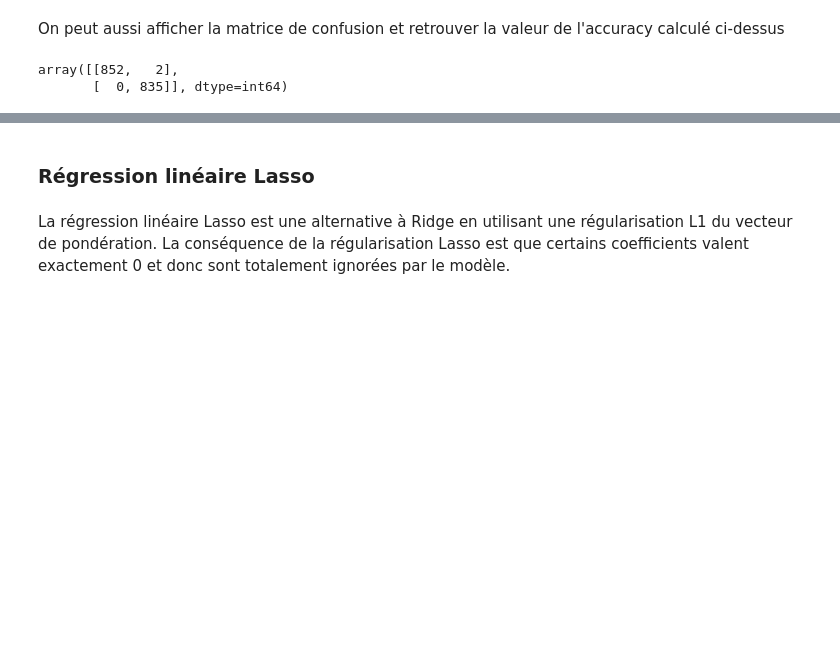
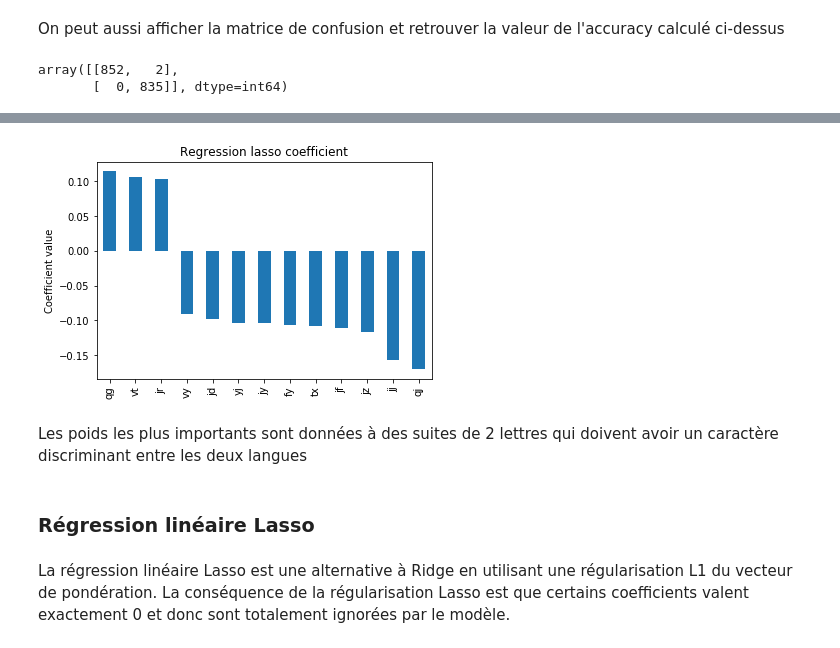
Before and after one commit to anthonymoisan/ClassificationLanguage, a Jupyter notebook: src/Projet_AnalyseLinguistique_AnthonyMoisan.ipynb, the cells around one changed output, grey strips where cells are left out. Saved outputs shown, nothing was run; the diff lists cells and outputs as text; code cells hidden in the pictures; blank space fills up the shorter version.

```diff
--- a/src/Projet_AnalyseLinguistique_AnthonyMoisan.ipynb
+++ b/src/Projet_AnalyseLinguistique_AnthonyMoisan.ipynb
@@ -435,0 +505,3 @@ array([[852,   2],
+# %%
+coefficients = pd.Series(gridSearch_Ridge_CV.best_estimator_.coef_.flatten(), index=X.columns).sort_values(ascending=False)
+coefficients
@@ -436,3 +521,12 @@ array([[852,   2],
+# %%
+coefficients[np.abs(coefficients)>0.09].plot(kind="bar")
+plt.title("Regression lasso coefficient")
+plt.ylabel("Coefficient value")
+plt.show()
+# %% [output]
+[figure, added]
+# %% [markdown]
+Les poids les plus importants sont données à des suites de 2 lettres qui doivent avoir un caractère discriminant entre les deux langues
 # %% [markdown]
 ### Régression linéaire Lasso
 # %% [markdown]
```
Also changed, not shown: parts of 31 cells of this notebook, 2 other files.
